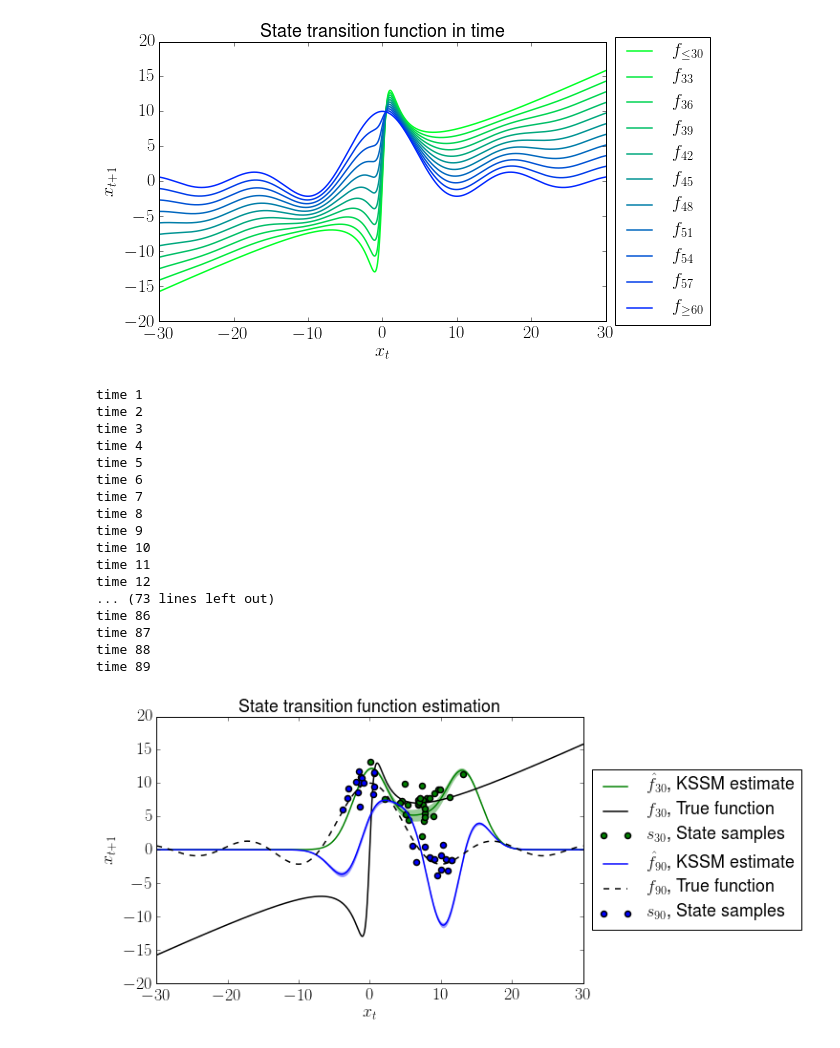
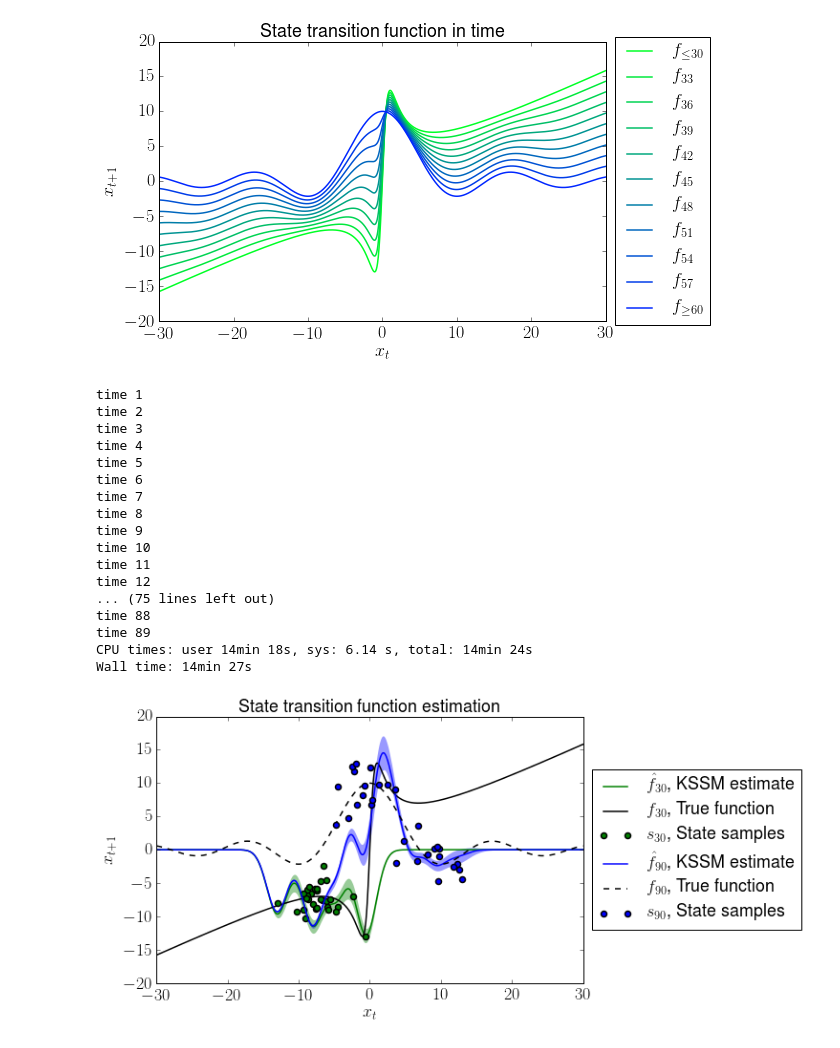
Before and after one commit to afalchetti/pykssm, a Jupyter notebook: demo/Kernel State-Space Modelling.ipynb, the cells around one changed output. Saved outputs shown, nothing was run; the diff lists cells and outputs as text; code cells hidden in the pictures.

```diff
--- a/demo/Kernel State-Space Modelling.ipynb
+++ b/demo/Kernel State-Space Modelling.ipynb
@@ -228,21 +309,24 @@ mtp.show()
 # %% [output]
 [figure]
 # %%
+%%time
+#%%prun -D profile.prof -q
 # Time-varying KSSM, the core of this notebook
 
 # (state transition function) transition standard deviation
 sigmaf = 0.2
 
 estimate = pykssm.online(observations = yt[np.newaxis].T,
-                         hsensor      = lambda x, y: 0.5 / sigmayt *
-                                                     np.exp(-0.5 * (np.linalg.norm((x / 2 + 5) - y)/sigmayt)**2),
+                         hsensor      = lambda x: (x / 2 + 5),
                          invhsensor   = lambda y: 2 * (y - 5),
-                         theta        = lambda f1, f2: 0.5 / sigmaf *
-                                                       np.exp(-0.5 * (np.linalg.norm(f1 - f2)/sigmaf)**2),
-                         kernel       = pykssm.Kernel.GaussianKernel(),
+                         theta        = lambda f1, f2: 1.0 / ((2 * np.pi)**len(f1) * sigmaf) *
+                                                       np.exp(-0.5 * np.sum((f1 - f2) * (f1 - f2)) / sigmaf**2),
+                         kernel       = pykssm.GaussianKernel(),
                          nsamples     = 400,
-                         snstd        = sigmaxt,
-                         smcprior     = lambda: np.array([0 + np.random.randn() * sigmaxt0]))
+                         sigmax       = sigmaxt,
+                         sigmay       = sigmayt,
+                         smcprior     = lambda: np.array([0 + np.random.randn() * sigmaxt0]),
+                         verbose      = True)
 # estimate is an array of tuples of the form (samples, svectors, kernel), each one corresponding
 # to a time step and similar to the offline case.
 # %% [output]
@@ -258,14 +342,14 @@ time 9
 time 10
 time 11
 time 12
-... (73 lines left out)
-time 86
-time 87
+... (75 lines left out)
 time 88
 time 89
+CPU times: user 14min 18s, sys: 6.14 s, total: 14min 24s
+Wall time: 14min 27s
 # %%
 # Time-varying state transition function estimation
-limit = 10.0 * np.ceil(1/10.0 *2.0 * max(abs(min(xt)), abs(max(xt))))
+limit = 10.0 * np.ceil(1/10.0 * 2.0 * max(abs(min(xt)), abs(max(xt))))
 grid  = np.arange(-limit, limit, 0.025)
 
 # We'll observe the estimate at two moments: 30 and 90 seconds,
@@ -279,53 +363,53 @@ smean90 = np.mean(np.array(estimate[89 - 1][0][200:]), 0)
 svar90  = np.var (np.array(estimate[89 - 1][0][200:]), 0)
 
 # The estimates' second index corresponds to the support vectors at that time
-svectors30 = estimate[30 - 1][1]
-svectors90 = estimate[89 - 1][1]
+svectors30 = estimate[30 - 1][2]
+svectors90 = estimate[89 - 1][2]
 
 # The estimates' third index corresponds to the kernel descriptor
-kernel30 = estimate[30 - 1][2]
-kernel90 = estimate[89 - 1][2]
-
+kernel30 = estimate[30 - 1][3]
+kernel90 = estimate[89 - 1][3]
 
 # Real transition functions
 real30  = [ft(30, i) for i in grid]
 real90  = [ft(89, i) for i in grid]
 
 # Mean estimate and its marginal deviation
-estmean30 = np.array([kernel30.mixture_eval(smean30, svectors30, [i]) for i in grid])
-estvar30  = np.array([kernel30.mixture_eval(svar30,  svectors30, [i]) for i in grid])
+estmean30 = np.array([kernel30.mixture_eval(smean30, svectors30, [i])[0] for i in grid])
+estvar30  = np.array([kernel30.mixture_eval(svar30,  svectors30, [i])[0] for i in grid])
 eststd30  = np.sqrt(estvar30)
 
-estmean90 = np.array([kernel90.mixture_eval(smean90, svectors90, [i]) for i in grid])
-estvar90  = np.array([kernel90.mixture_eval(svar90,  svectors90, [i]) for i in grid])
+estmean90 = np.array([kernel90.mixture_eval(smean90, svectors90, [i])[0] for i in grid])
+estvar90  = np.array([kernel90.mixture_eval(svar90,  svectors90, [i])[0] for i in grid])
 eststd90  = np.sqrt(estvar90)
 
 mtp.figure(figsize = (8, 5))
 
 # First time-invariant zone estimate
 mtp.fill_between(grid, estmean30 - eststd30, estmean30 + eststd30, color="g", alpha=0.4, linewidth=0.0)
 mtp.plot(grid, estmean30, "-g", label = "$\hat f_{30}$, KSSM estimate")
 mtp.plot(grid, real30, "-k", label = "$f_{30}$, True function")
-#mtp.plot(2 * (yt[0:30] - 5), 2 * (yt[1:31] - 5), "og", clip_on=False, label="$s_{30}$, State samples")
-mtp.plot(xt[0:30], xt[1:31], "og", clip_on=False, label="$s_{30}$, State samples")
+mtp.plot(2 * (yt[0:30] - 5), 2 * (yt[1:31] - 5), "og", clip_on=False, label="$s_{30}$, State samples")
+#mtp.plot(xt[0:30], xt[1:31], "og", clip_on=False, label="$s_{30}$, State samples")
 
-#mtp.plot(np.array(svectors90).T[0], np.zeros(len(svectors90)), "ob", clip_on=False, label="Support vector centers", markeredgewidth=0.0)
+#mtp.plot(np.array(svectors90).T[0], np.zeros(len(svectors90)),
+#         "ob", clip_on=False, label="Support vector centers", markeredgewidth=0.0)
 
 # Second time-invariant zone estimate
 mtp.fill_between(grid, estmean90 - eststd90, estmean90 + eststd90, color="b", alpha=0.4, linewidth=0.0)
 mtp.plot(grid, estmean90, "-b", label = "$\hat f_{90}$, KSSM estimate")
 mtp.plot(grid, real90, "--k", label = "$f_{90}$, True function")
-#mtp.plot(2 * (yt[60:89] - 5), 2 * (yt[61:90] - 5), "ob", clip_on=False, label="$s_{90}$, State samples")
-mtp.plot(xt[60:89], xt[61:90], "ob", clip_on=False, label="$s_{90}$, State samples")
+mtp.plot(2 * (yt[60:89] - 5), 2 * (yt[61:90] - 5), "ob", clip_on=False, label="$s_{90}$, State samples")
+#mtp.plot(xt[60:89], xt[61:90], "ob", clip_on=False, label="$s_{90}$, State samples")
 
 mtp.legend(loc='center left', bbox_to_anchor=(1, 0.5))
 mtp.title("State transition function estimation")
 mtp.xlabel("$x_t$")
 mtp.ylabel("$x_{t+1}$")
 
 mtp.show()
 # %% [output]
-[figure, old version]
+[figure, new version]
 # %%
 # Internal state of the filter
 mtp.figure(figsize=(10, 2.5))
```
Also changed, not shown: parts of 16 cells of this notebook, 7 other files.
